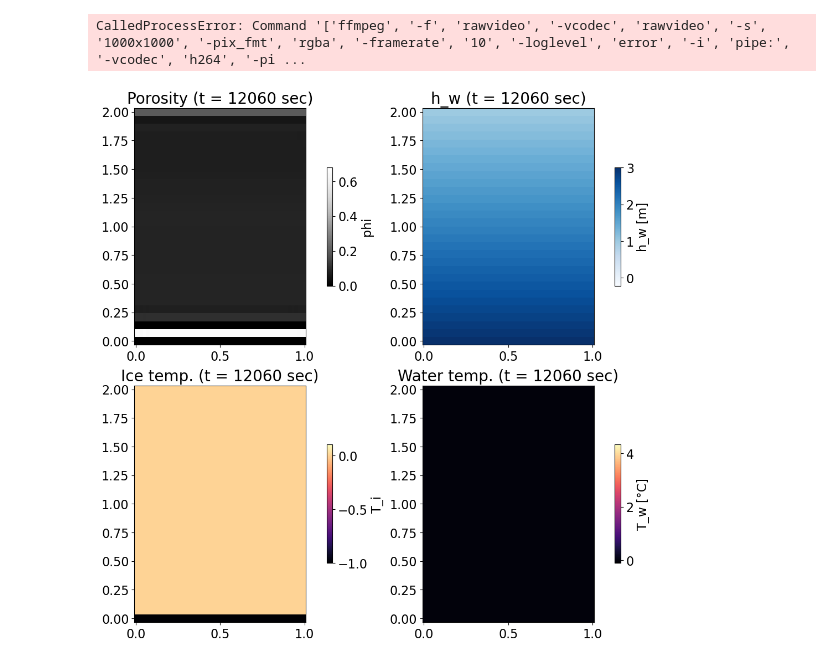
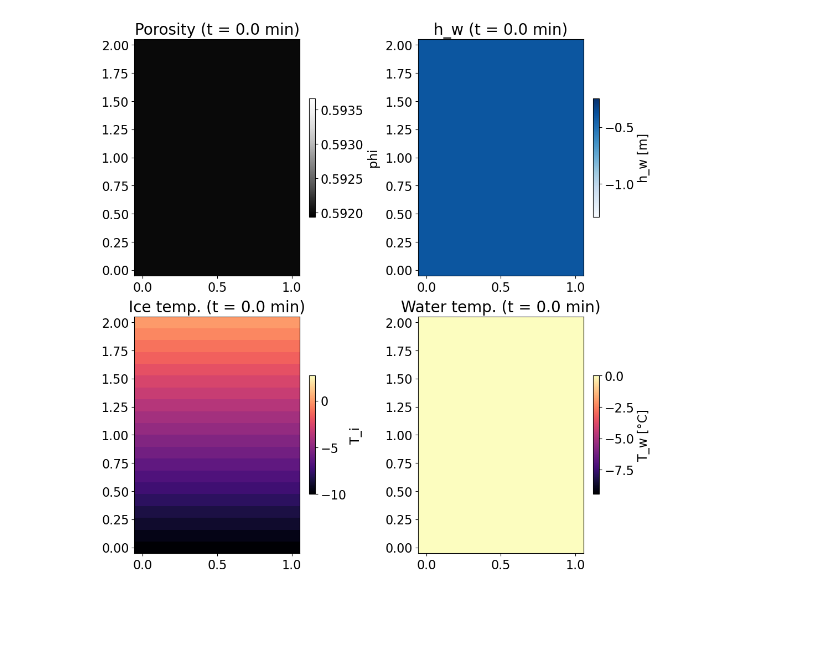
Before and after one commit to lannika-ut/Masterarbeit, a Jupyter notebook: animate_solution.ipynb, the cells around one changed output. Drawn from its saved outputs; the diff is of its cells as text; code cells hidden in the pictures; blank space fills up the shorter version.

```diff
--- a/animate_solution.ipynb
+++ b/animate_solution.ipynb
@@ -8,12 +8,13 @@ from visualization_fct import get_grid, eval_fct_on_grid
 from dolfinx.fem import functionspace, Function
 import pickle
 # %%
-filename = "5h_Camilla_1TotalRefreezing"
+filename = "Moure_test_coupling"
 with open("./solutions/"+filename+".pkl", "rb") as f:
     data_Annika = pickle.load(f)
 
 nx = data_Annika["geometry"]["nx"]
 nz = data_Annika["geometry"]["nz"]
+interval = data_Annika["saving_interval"]
 geom = Geometry()
 geom.make_from_dict(data_Annika["geometry"])
 domain = geom.make_domain(nx, nz)
@@ -82,38 +83,38 @@ def update(frame):
     phi.x.array[:] = data_Annika["phi"][t_obs]
     T_i.x.array[:] = data_Annika["T_i"][t_obs]
     T_w.x.array[:] = data_Annika["T_w"][t_obs]
 
     pressure_head = eval_fct_on_grid(grid, hw, domain).reshape((nz, nx))
     porosity = eval_fct_on_grid(grid, phi, domain).reshape((nz, nx))
     Ti = eval_fct_on_grid(grid, T_i, domain).reshape((nz, nx))
     Tw = eval_fct_on_grid(grid, T_w, domain).reshape((nz, nx))
+    time = data_Annika["times"][t_obs]
 
     pmsh1.set_array(porosity.ravel())
     pmsh2.set_array(pressure_head.ravel())
     pmsh3.set_array(Ti.ravel())
     pmsh4.set_array(Tw.ravel())
 
-    ax[0, 0].set_title(f"Porosity (t = {t_obs*10} sec)", fontsize=20)
-    ax[0, 1].set_title(f"h_w (t = {t_obs*10} sec)", fontsize=20)
-    ax[1, 0].set_title(f"Ice temp. (t = {t_obs*10} sec)", fontsize=20)
-    ax[1, 1].set_title(f"Water temp. (t = {t_obs*10} sec)", fontsize=20)
+    ax[0, 0].set_title(f"Porosity (t = {time/60:.1f} min)", fontsize=20)
+    ax[0, 1].set_title(f"h_w (t = {time/60:.1f} min)", fontsize=20)
+    ax[1, 0].set_title(f"Ice temp. (t = {time/60:.1f} min)", fontsize=20)
+    ax[1, 1].set_title(f"Water temp. (t = {time/60:.1f} min)", fontsize=20)
 
     return pmsh1, pmsh2, pmsh3, pmsh4
 
 
 # Create animation
 num_frames = len(data_Annika["T_w"])  # or your max time index
 ani = animation.FuncAnimation(
     fig,
     update,
     frames=num_frames,
-    interval=100,  # ms between frames
+    interval=200,  # ms between frames
     blit=False,
     repeat=True
 )
 
 # Save animation
-ani.save("./animations/"+ filename + ".mp4", writer="ffmpeg", fps=10)
+ani.save("./animations/"+ filename + ".mp4", writer="ffmpeg", fps=5)
 # %% [output]
-CalledProcessError: Command '['ffmpeg', '-f', 'rawvideo', '-vcodec', 'rawvideo', '-s', '1000x1000', '-pix_fmt', 'rgba', '-framerate', '10', '-loglevel', 'error', '-i', 'pipe:', '-vcodec', 'h264', '-pi ...
-[figure, old version]
+[figure, new version]
```
Also changed, not shown: 5 other files.
